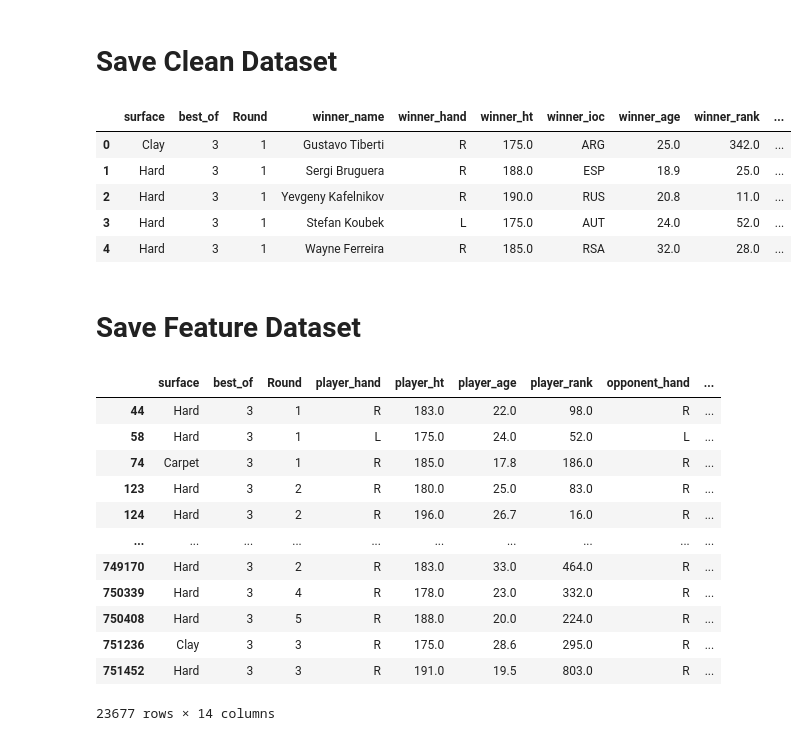
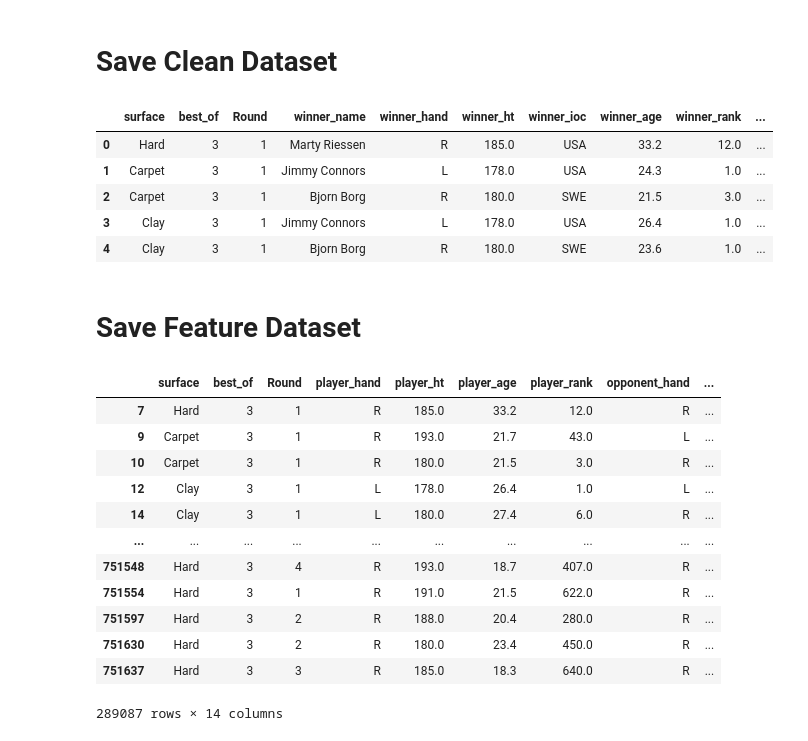
Before and after one commit to or1dado/Tennis-Momentum-Causal-Inference, a Jupyter notebook: preProcess.ipynb, the cells around one changed output. Saved outputs shown, nothing was run; the diff lists cells and outputs as text; code cells hidden in the pictures.

```diff
--- a/preProcess.ipynb
+++ b/preProcess.ipynb
@@ -92,7 +92,7 @@ df = df[COLUMNS].dropna().drop_duplicates()
 
 df['best_of'] = df['best_of'].astype(str)
 df['score'] = df['score'].apply(lambda text: re.sub(r'\(\d+\)', '', text))
-df = df[df['score'].apply(lambda score: ('7-6' in score.split()[0] or '6-7' in score.split()[0]))]
+# df = df[df['score'].apply(lambda score: ('7-6' in score.split()[0] or '6-7' in score.split()[0]))]
 df = df[~df['score'].str.contains('Walkover|DEF|RET|W/O|&nbsp;|Def|Played and abandoned|UNK|UNP', na=False)]
 df['score'] = df['score'].str.split()
 df = df[(df['loser_hand'].isin(['R','L'])) & (df['winner_hand'].isin(['R','L']))]
@@ -153,19 +153,19 @@ df['log_rank_difference'] = df.apply(lambda row: (np.log2(row['winner_rank']) -
 # %%
 dataset = df[['surface', 'best_of', 'Round',
             'winner_name', 'winner_hand', 'winner_ht', 'winner_ioc', 'winner_age', 'winner_rank', #'winner_matches',
             'loser_name', 'loser_hand', 'loser_ht', 'loser_ioc', 'loser_age', 'loser_rank', #'loser_matches',
             'log_rank_difference', 'Choosen Player', 'T', 'Y']].to_csv('Final_Data/dataset.csv', index=False)
 
-dataset = pd.read_csv('Final_Data/dataset.csv')
+dataset = pd.read_csv('Final_Data/full_scores_dataset.csv')
 
 dataset.head(5)
 # %% [output]
 |  | surface | best_of | Round | winner_name | winner_hand | winner_ht | winner_ioc | winner_age | winner_rank | ... |
-| 0 | Clay | 3 | 1 | Gustavo Tiberti | R | 175.0 | ARG | 25.0 | 342.0 | ... |
-| 1 | Hard | 3 | 1 | Sergi Bruguera | R | 188.0 | ESP | 18.9 | 25.0 | ... |
-| 2 | Hard | 3 | 1 | Yevgeny Kafelnikov | R | 190.0 | RUS | 20.8 | 11.0 | ... |
-| 3 | Hard | 3 | 1 | Stefan Koubek | L | 175.0 | AUT | 24.0 | 52.0 | ... |
-| 4 | Hard | 3 | 1 | Wayne Ferreira | R | 185.0 | RSA | 32.0 | 28.0 | ... |
+| 0 | Hard | 3 | 1 | Marty Riessen | R | 185.0 | USA | 33.2 | 12.0 | ... |
+| 1 | Carpet | 3 | 1 | Jimmy Connors | L | 178.0 | USA | 24.3 | 1.0 | ... |
+| 2 | Carpet | 3 | 1 | Bjorn Borg | R | 180.0 | SWE | 21.5 | 3.0 | ... |
+| 3 | Clay | 3 | 1 | Jimmy Connors | L | 178.0 | USA | 26.4 | 1.0 | ... |
+| 4 | Clay | 3 | 1 | Bjorn Borg | R | 180.0 | SWE | 23.6 | 1.0 | ... |
 # %% [markdown]
 # Save Feature Dataset
 # %%
@@ -202,15 +201,15 @@ feature_df.to_csv('Final_Data/feature_df.csv')
 feature_df
 # %% [output]
 |  | surface | best_of | Round | player_hand | player_ht | player_age | player_rank | opponent_hand | ... |
-| 44 | Hard | 3 | 1 | R | 183.0 | 22.0 | 98.0 | R | ... |
-| 58 | Hard | 3 | 1 | L | 175.0 | 24.0 | 52.0 | L | ... |
-| 74 | Carpet | 3 | 1 | R | 185.0 | 17.8 | 186.0 | R | ... |
-| 123 | Hard | 3 | 2 | R | 180.0 | 25.0 | 83.0 | R | ... |
-| 124 | Hard | 3 | 2 | R | 196.0 | 26.7 | 16.0 | R | ... |
+| 7 | Hard | 3 | 1 | R | 185.0 | 33.2 | 12.0 | R | ... |
+| 9 | Carpet | 3 | 1 | R | 193.0 | 21.7 | 43.0 | L | ... |
+| 10 | Carpet | 3 | 1 | R | 180.0 | 21.5 | 3.0 | R | ... |
+| 12 | Clay | 3 | 1 | L | 178.0 | 26.4 | 1.0 | L | ... |
+| 14 | Clay | 3 | 1 | L | 180.0 | 27.4 | 6.0 | R | ... |
 | ... | ... | ... | ... | ... | ... | ... | ... | ... | ... |
-| 749170 | Hard | 3 | 2 | R | 183.0 | 33.0 | 464.0 | R | ... |
-| 750339 | Hard | 3 | 4 | R | 178.0 | 23.0 | 332.0 | R | ... |
-| 750408 | Hard | 3 | 5 | R | 188.0 | 20.0 | 224.0 | R | ... |
-| 751236 | Clay | 3 | 3 | R | 175.0 | 28.6 | 295.0 | R | ... |
-| 751452 | Hard | 3 | 3 | R | 191.0 | 19.5 | 803.0 | R | ... |
+| 751548 | Hard | 3 | 4 | R | 193.0 | 18.7 | 407.0 | R | ... |
+| 751554 | Hard | 3 | 1 | R | 191.0 | 21.5 | 622.0 | R | ... |
+| 751597 | Hard | 3 | 2 | R | 188.0 | 20.4 | 280.0 | R | ... |
+| 751630 | Hard | 3 | 2 | R | 180.0 | 23.4 | 450.0 | R | ... |
+| 751637 | Hard | 3 | 3 | R | 185.0 | 18.3 | 640.0 | R | ... |
-23677 rows × 14 columns
+289087 rows × 14 columns
```
Also changed, not shown: parts of 4 cells of this notebook, 5 other files.
